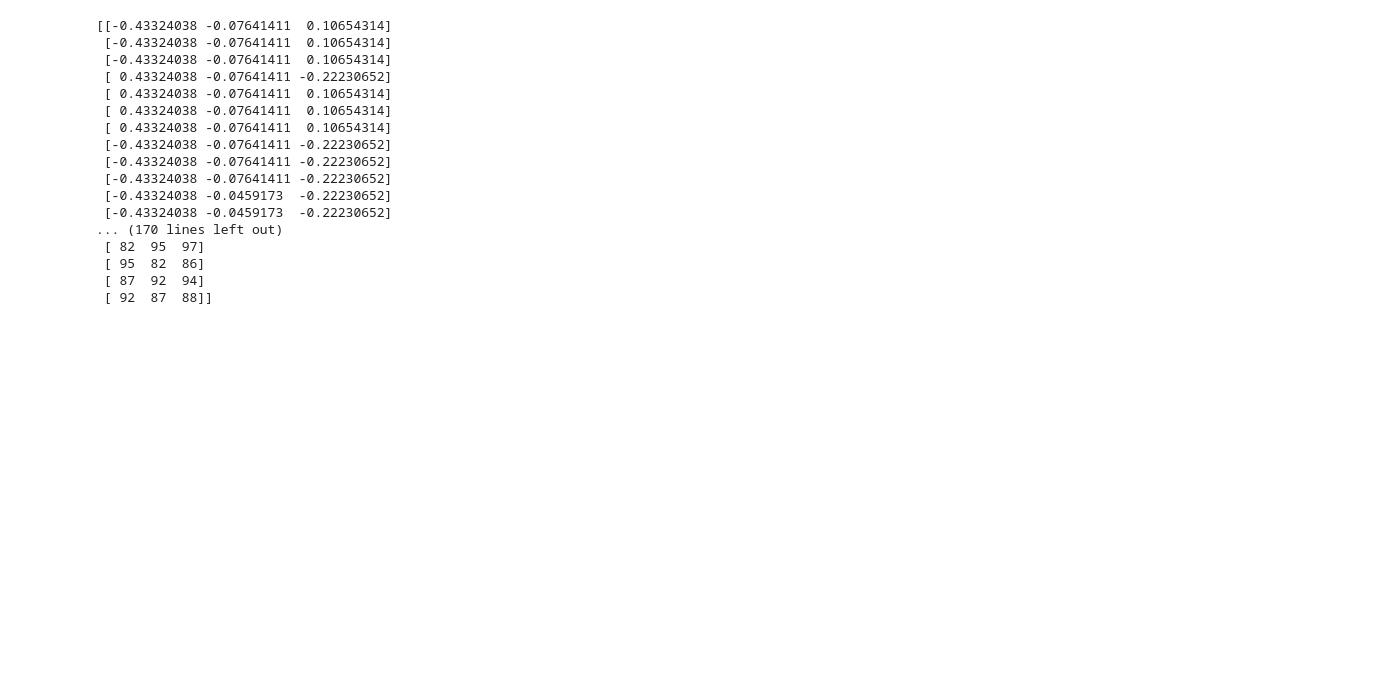
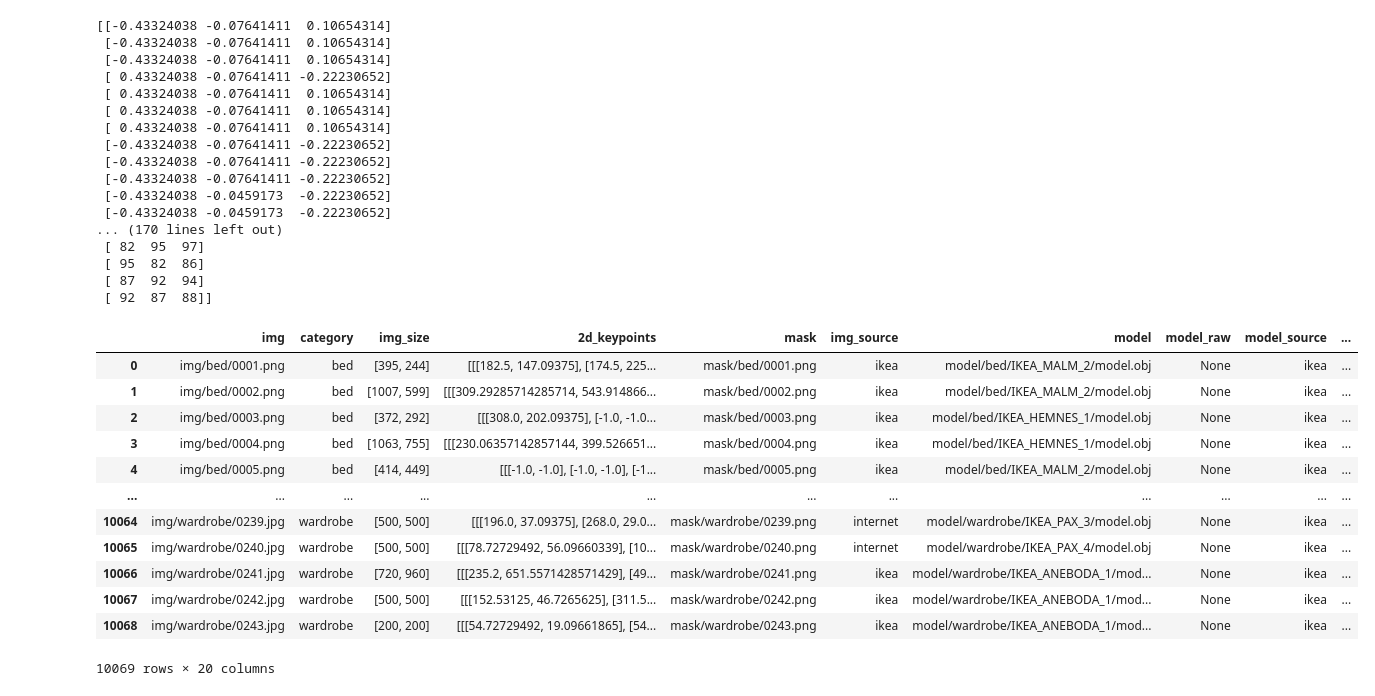
Before and after one commit to avg16/byop-2425, a Jupyter notebook: results/cgan.ipynb, the cells around one changed output. Drawn from its saved outputs; the diff is of its cells as text; code cells hidden in the pictures; blank space fills up the shorter version.

Commit message:
kaggle t1

```diff
--- a/results/cgan.ipynb
+++ b/results/cgan.ipynb
@@ -43,8 +62,24 @@ print(faces)
 device = torch.device("cuda" if torch.cuda.is_available() else "cpu")
 # %%
-json_dir = "../../pix3d.json"
+json_dir = "/kaggle/input/dataset/pix3d.json"
 with open(json_dir, 'r') as f:
     data = json.load(f)
 df = pd.DataFrame(data)
+# %%
+df
+# %% [output]
+|  | img | category | img_size | 2d_keypoints | mask | img_source | model | model_raw | model_source | ... |
+| 0 | img/bed/0001.png | bed | [395, 244] | [[[182.5, 147.09375], [174.5, 225... | mask/bed/0001.png | ikea | model/bed/IKEA_MALM_2/model.obj | None | ikea | ... |
+| 1 | img/bed/0002.png | bed | [1007, 599] | [[[309.29285714285714, 543.914866... | mask/bed/0002.png | ikea | model/bed/IKEA_MALM_2/model.obj | None | ikea | ... |
+| 2 | img/bed/0003.png | bed | [372, 292] | [[[308.0, 202.09375], [-1.0, -1.0... | mask/bed/0003.png | ikea | model/bed/IKEA_HEMNES_1/model.obj | None | ikea | ... |
+| 3 | img/bed/0004.png | bed | [1063, 755] | [[[230.06357142857144, 399.526651... | mask/bed/0004.png | ikea | model/bed/IKEA_HEMNES_1/model.obj | None | ikea | ... |
+| 4 | img/bed/0005.png | bed | [414, 449] | [[[-1.0, -1.0], [-1.0, -1.0], [-1... | mask/bed/0005.png | ikea | model/bed/IKEA_MALM_2/model.obj | None | ikea | ... |
+| ... | ... | ... | ... | ... | ... | ... | ... | ... | ... | ... |
+| 10064 | img/wardrobe/0239.jpg | wardrobe | [500, 500] | [[[196.0, 37.09375], [268.0, 29.0... | mask/wardrobe/0239.png | internet | model/wardrobe/IKEA_PAX_3/model.obj | None | ikea | ... |
+| 10065 | img/wardrobe/0240.jpg | wardrobe | [500, 500] | [[[78.72729492, 56.09660339], [10... | mask/wardrobe/0240.png | internet | model/wardrobe/IKEA_PAX_4/model.obj | None | ikea | ... |
+| 10066 | img/wardrobe/0241.jpg | wardrobe | [720, 960] | [[[235.2, 651.5571428571429], [49... | mask/wardrobe/0241.png | ikea | model/wardrobe/IKEA_ANEBODA_1/mod... | None | ikea | ... |
+| 10067 | img/wardrobe/0242.jpg | wardrobe | [500, 500] | [[[152.53125, 46.7265625], [311.5... | mask/wardrobe/0242.png | ikea | model/wardrobe/IKEA_ANEBODA_1/mod... | None | ikea | ... |
+| 10068 | img/wardrobe/0243.jpg | wardrobe | [200, 200] | [[[54.72729492, 19.09661865], [54... | mask/wardrobe/0243.png | ikea | model/wardrobe/IKEA_ANEBODA_1/mod... | None | ikea | ... |
+10069 rows × 20 columns
 # %%
 class pix3d_dataset(Dataset):
```
Also changed, not shown: parts of 11 cells of this notebook.
